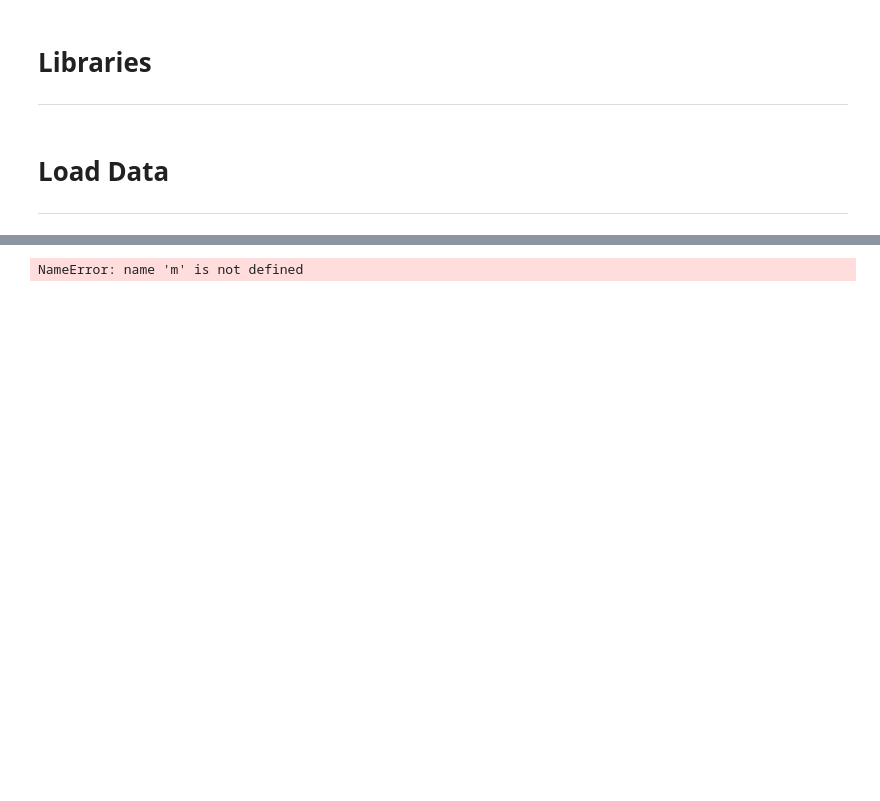
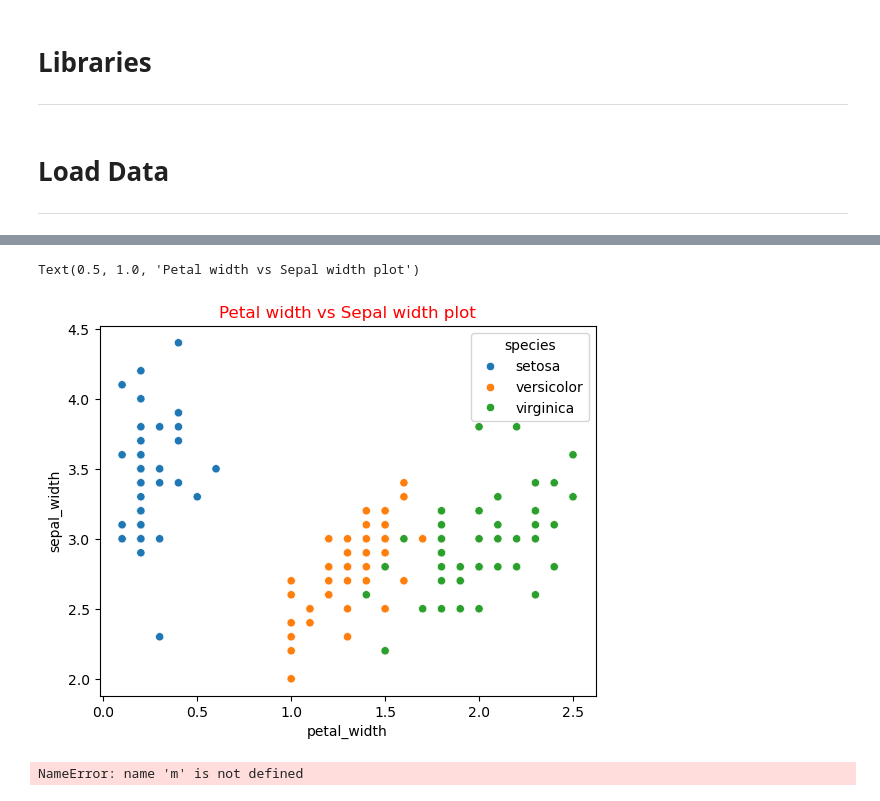
Before and after one commit to PCM11/pands-project, a Jupyter notebook: iris.ipynb, the cells around one changed output, grey strips where cells are left out. Saved outputs shown, nothing was run; the diff lists cells and outputs as text; code cells hidden in the pictures; blank space fills up the shorter version.

Commit message:
text and png files added

```diff
--- a/iris.ipynb
+++ b/iris.ipynb
@@ -52,3 +91,12 @@ Name: count, dtype: int64
+# %%
+#Petal width vs Sepal width plot
+sns.scatterplot(x = "petal_width", y = "sepal_width", data = iris, hue = ("species"))
+
+#Title.
+plt.title(("Petal width vs Sepal width plot"), color = "red")
+# %% [output]
+Text(0.5, 1.0, 'Petal width vs Sepal width plot')
+[figure, added]
 # %%
 # x values for best fit line.
 bf_x = np.linspace(0.0, 8.0, 100)
```
Also changed, not shown: parts of 5 cells of this notebook, 6 other files.
